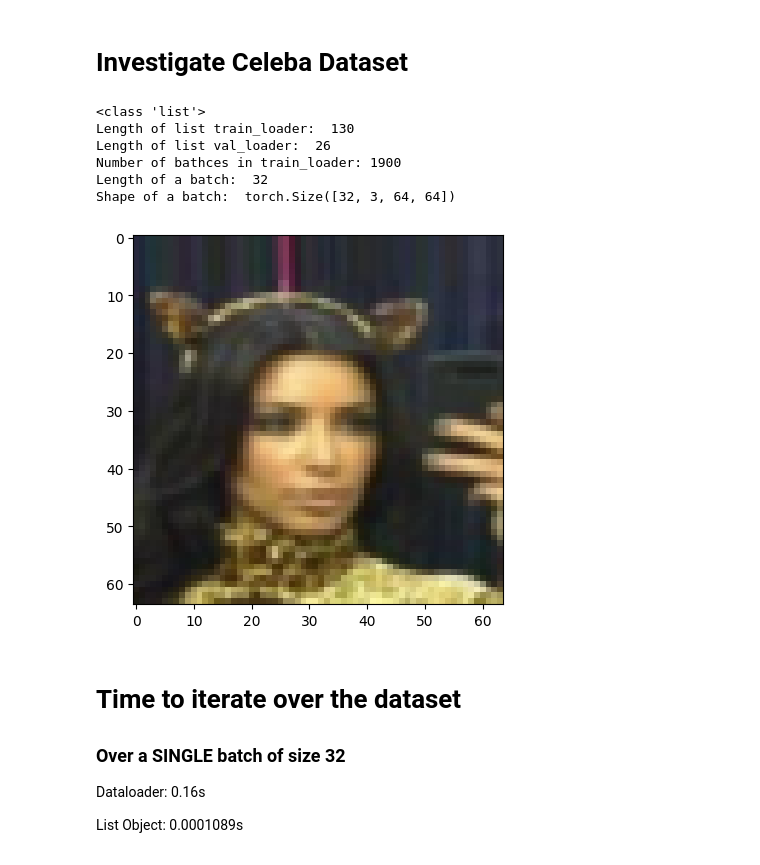
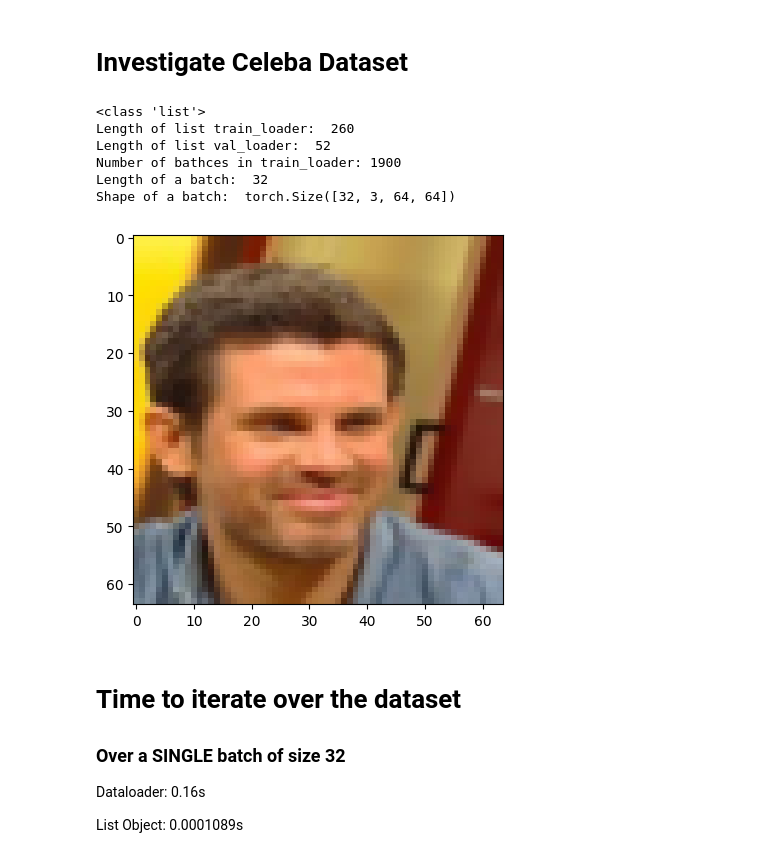
Before and after one commit to YasiiKB/gen_AI_assign3, a Jupyter notebook: diffusion_model.ipynb, the cells around one changed output. Saved outputs shown, nothing was run; the diff lists cells and outputs as text; code cells hidden in the pictures.

```diff
--- a/diffusion_model.ipynb
+++ b/diffusion_model.ipynb
@@ -82,6 +82,8 @@ class ImageFolderWithoutLabels(ImageFolder):
         # override the __getitem__ method to return only the image
         return super(ImageFolderWithoutLabels, self).__getitem__(index)[0]
 # %%
+import random
+
 # DO NOT REMOVE
 IMG_SIZE = 64
 BATCH_SIZE = 32
@@ -100,38 +102,41 @@ dataset = ImageFolderWithoutLabels(root=dir + 'data/celeba', transform=transform
 train_size = int(0.7 * len(dataset))
 val_size = int(0.2 * len(dataset))
 test_size = len(dataset) - train_size - val_size
 
 train_dataset, val_dataset, test_dataset = random_split(dataset, [train_size, val_size, test_size])
 
 # Create the dataloaders
 train_loader = DataLoader(train_dataset, batch_size=BATCH_SIZE, shuffle=True)
 val_loader = DataLoader(val_dataset, batch_size=BATCH_SIZE, shuffle=False)
 test_loader = DataLoader(test_dataset, batch_size=BATCH_SIZE, shuffle=False)
 
 # Load the dataset from images.pt
 dataset = torch.load(dir + 'images.pt')
-train_loader = dataset[65:195]
-val_loader = dataset[-26:]
+total_sample = random.sample(dataset, 260 + 52)
+
+# Split the sampled elements into train and validation sets
+train_loader = total_sample[:260]
+val_loader = total_sample[260:]
 print(type(dataset))
 print("Length of list train_loader: ", len(train_loader))
 print("Length of list val_loader: ", len(val_loader))
 
 
 # Print some information about the dataloaders
 print(f'Number of bathces in train_loader: {len(dataset)}')
 print(f"Length of a batch: ", BATCH_SIZE)
 print('Shape of a batch: ', dataset[0].shape)
 
 # Show a sample image
 show_tensor_image(next(iter(train_loader))[0])
 # %% [output]
 <class 'list'>
-Length of list train_loader:  130
-Length of list val_loader:  26
+Length of list train_loader:  260
+Length of list val_loader:  52
 Number of bathces in train_loader: 1900
 Length of a batch:  32
 Shape of a batch:  torch.Size([32, 3, 64, 64])
-[figure, old version]
+[figure, new version]
 # %% [markdown]
 # Time to iterate over the dataset
 
```
Also changed, not shown: parts of 7 cells of this notebook.
